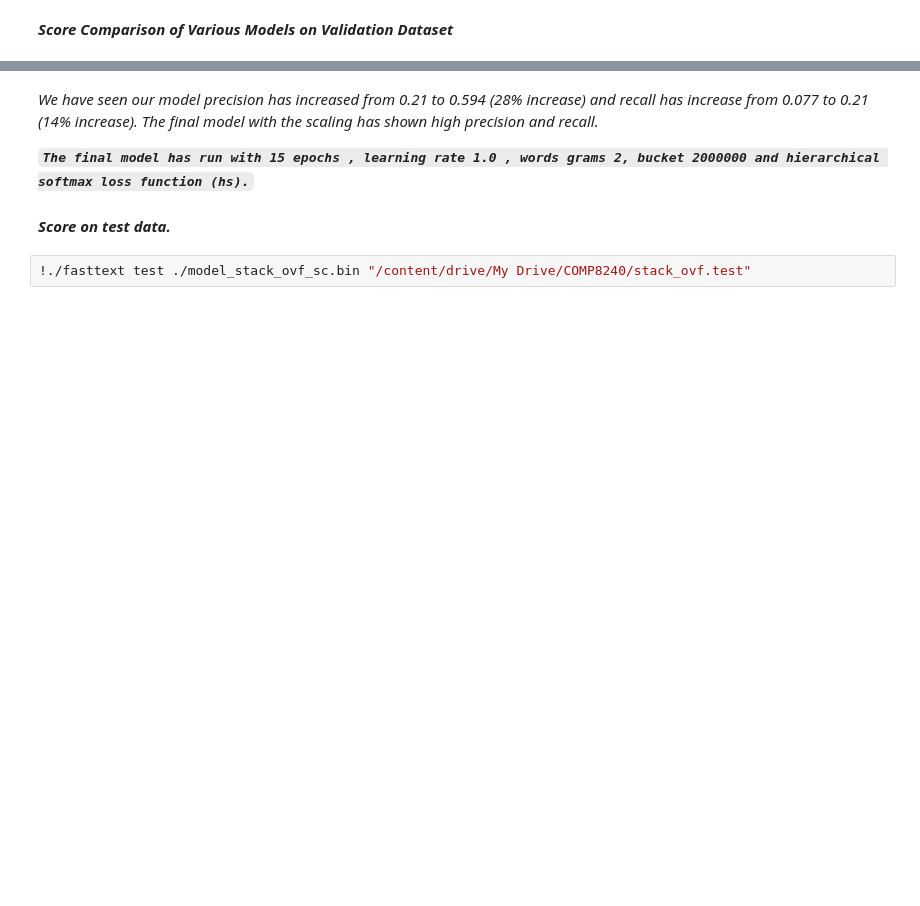
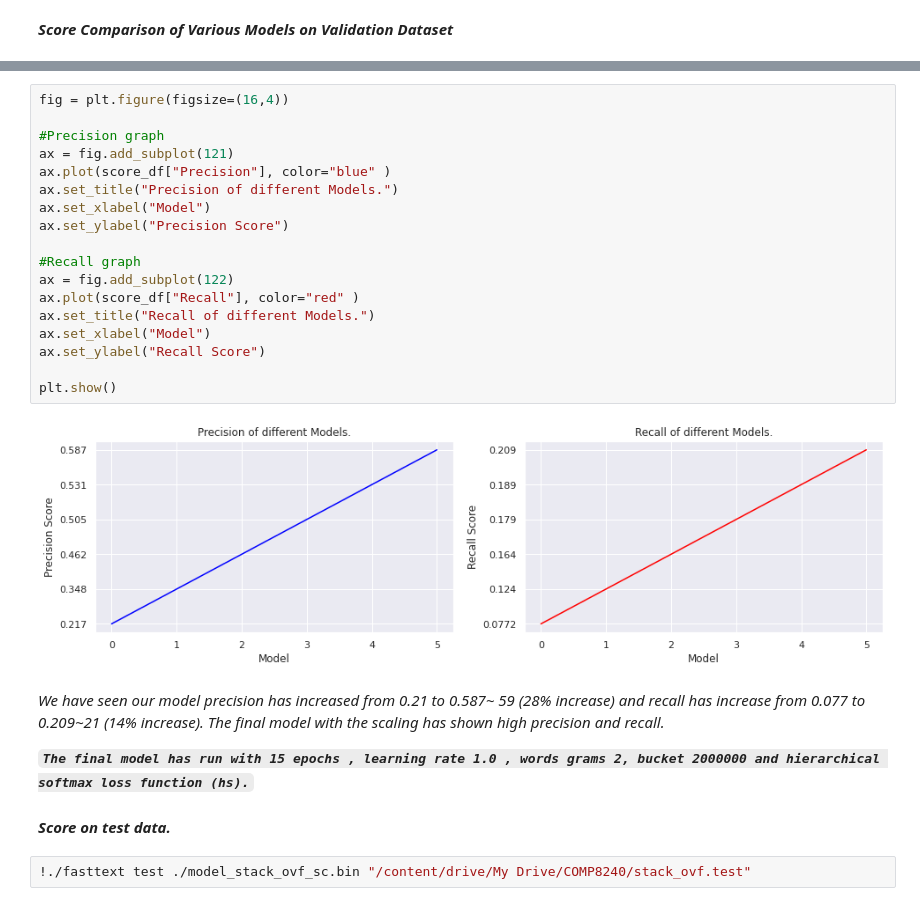
Before and after one commit to agamkachhal/COMP8240_GroupS, a Jupyter notebook: stackoverflowposts_analysis.ipynb, the cells around one changed output, grey strips where cells are left out. Drawn from its saved outputs; the diff is of its cells as text; blank space fills up the shorter version.

Commit message:
StackOverflow Posts:fastText model score graph & making predictions

```diff
--- a/stackoverflowposts_analysis.ipynb
+++ b/stackoverflowposts_analysis.ipynb
@@ -571,5 +573,25 @@ score_df
+# %%
+fig = plt.figure(figsize=(16,4))
+
+#Precision graph
+ax = fig.add_subplot(121)
+ax.plot(score_df["Precision"], color="blue" )
+ax.set_title("Precision of different Models.")
+ax.set_xlabel("Model")
+ax.set_ylabel("Precision Score")
+
+#Recall graph
+ax = fig.add_subplot(122)
+ax.plot(score_df["Recall"], color="red" )
+ax.set_title("Recall of different Models.")
+ax.set_xlabel("Model")
+ax.set_ylabel("Recall Score")
+
+plt.show()
+# %% [output]
+[figure, added]
 # %% [markdown]
-_We have seen our model precision has increased from 0.21 to 0.594 (28% increase) and recall has increase from 0.077 to 0.21 (14% increase). The final model with the scaling has shown high precision and recall._
+_We have seen our model precision has increased from 0.21 to 0.587~ 59 (28% increase) and recall has increase from 0.077 to 0.209~21 (14% increase). The final model with the scaling has shown high precision and recall._
 
 **_`The final model has run with 15 epochs , learning rate 1.0 , words grams 2, bucket 2000000 and hierarchical softmax loss function (hs).`_**
 # %% [markdown]
```
Also changed, not shown: parts of 31 cells of this notebook.
